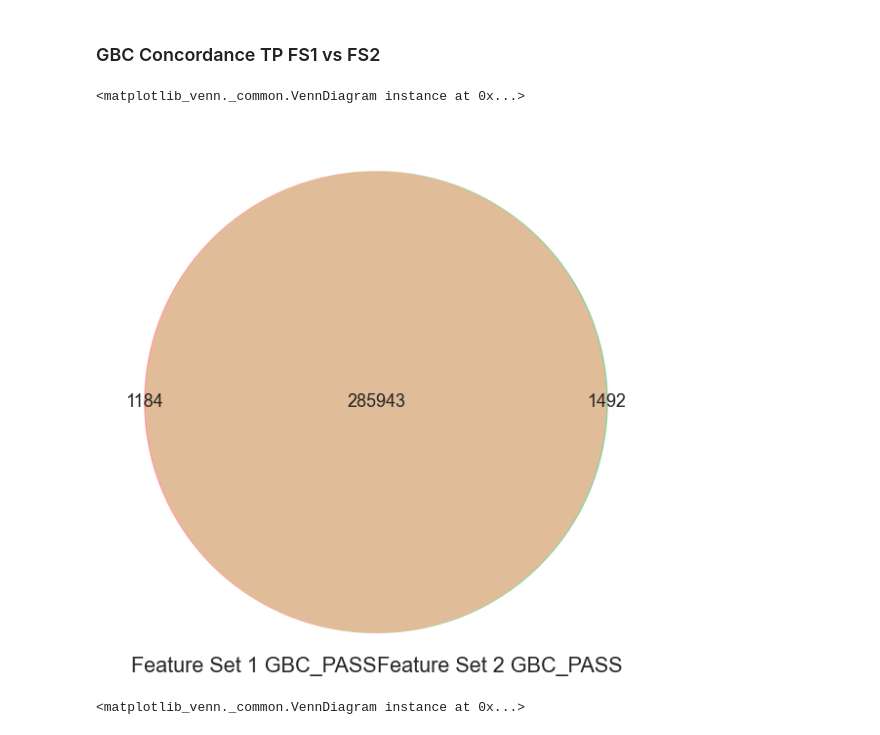
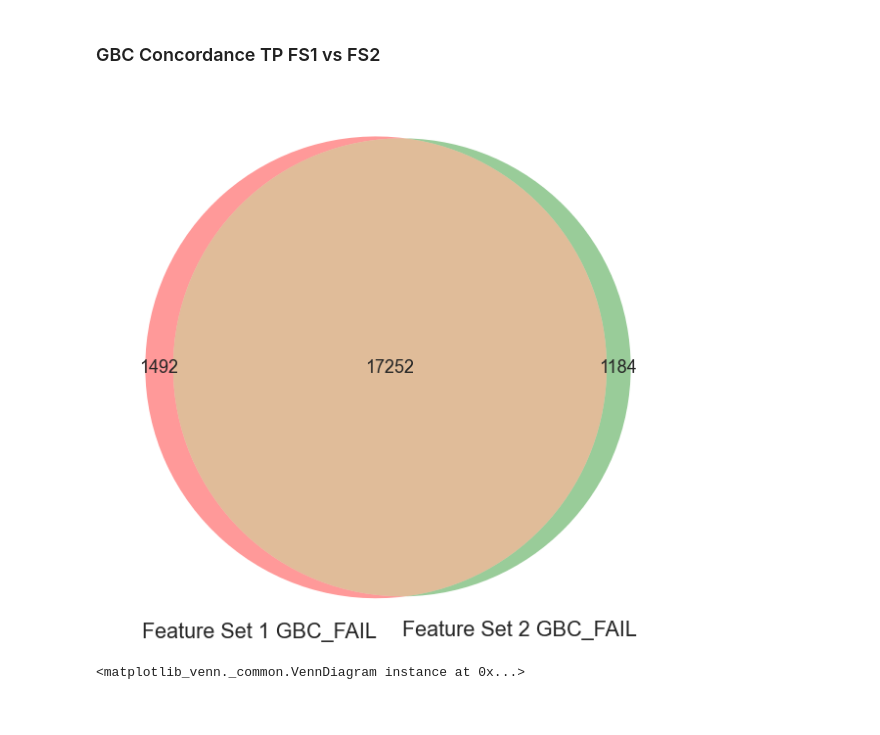
Before and after one commit to Schork-Lab/cg-classifier, a Jupyter notebook: ipynb/NA12878_prediction_venn_diagrams.ipynb, the cells around one changed output. Saved outputs shown, nothing was run; the diff lists cells and outputs as text; code cells hidden in the pictures.

```diff
--- a/ipynb/NA12878_prediction_venn_diagrams.ipynb
+++ b/ipynb/NA12878_prediction_venn_diagrams.ipynb
@@ -124,10 +133,10 @@ venn3([set(af_truth_fp), set(af_GBC_fp), set(swgr_GBC_fp)], ('NISTv2.18 FP', 'Fe
 ### GBC Concordance TP FS1 vs FS2
 # %%
 #GBC TP CONCORDANCE FS1 vs FS2
-venn2([set(af_GBC_tp), set(swgr_GBC_tp)], ('Feature Set 1 GBC_PASS', 'Feature Set 2 GBC_PASS'))
+venn2([set(af_GBC_fp), set(swgr_GBC_fp)], ('Feature Set 1 GBC_FAIL', 'Feature Set 2 GBC_FAIL'))
+savefig('/Users/ers_vader/Dropbox/cg_classifier_paper/Figs/Fig4/f1_f2_GBC_fp_compare.png', bbox_inches="tight")
 # %% [output]
-<matplotlib_venn._common.VennDiagram instance at 0x...>
-[figure, old version]
+[figure, new version]
 # %%
 #LOGISTIC REGRESSION TP CONCORDANCE
 venn2([set(af_LR_tp), set(swgr_LR_tp)], ('Feature Set 1 LR_PASS', 'Feature Set 2 LR_PASS'))
```
Also changed, not shown: parts of 5 cells of this notebook.
